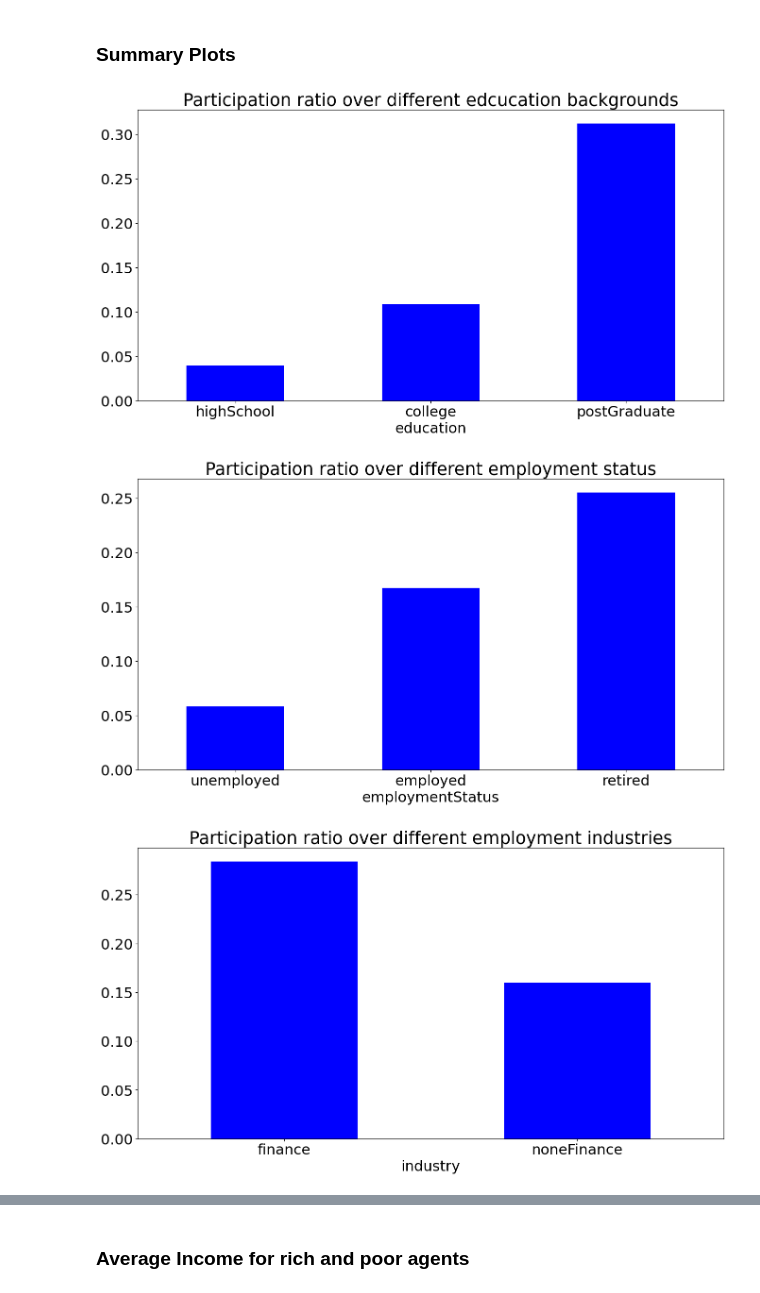
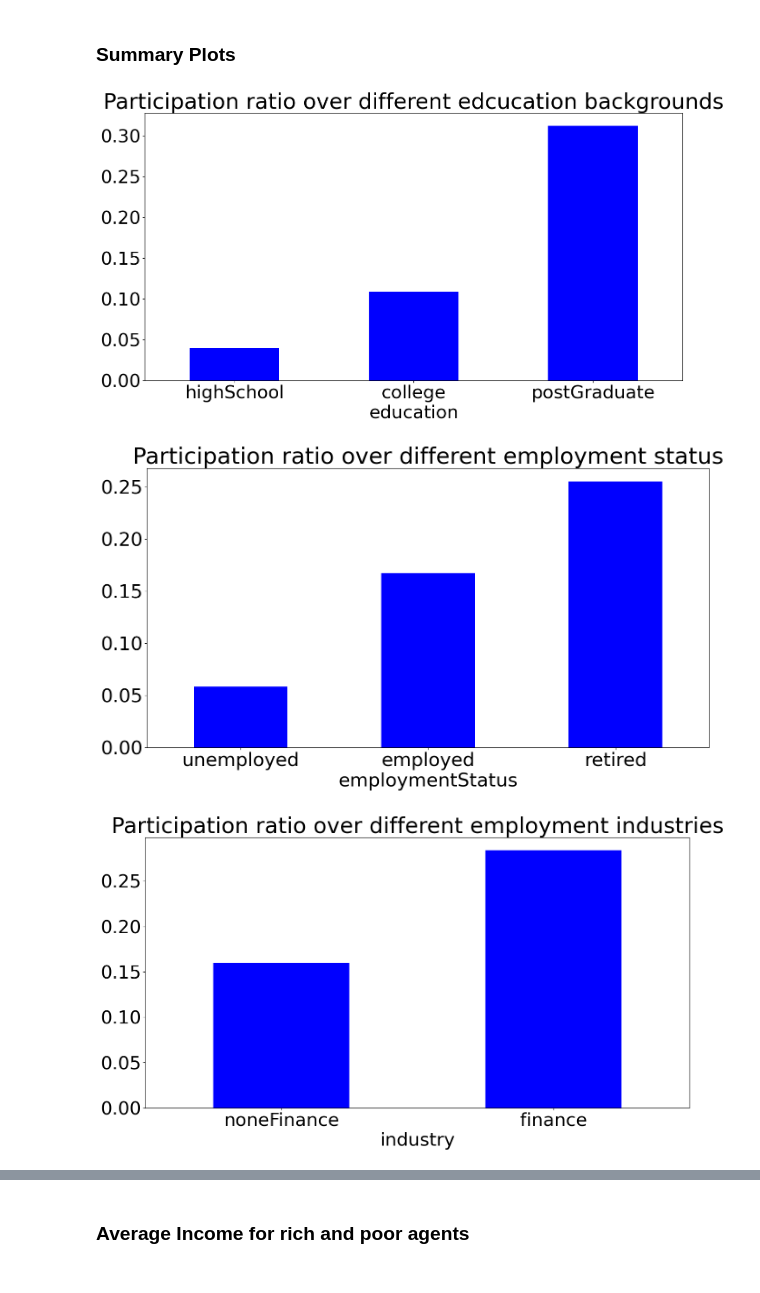
Before and after one commit to dongxulee/lifeCycleP, a Jupyter notebook: family/Household.ipynb, the cells around one changed output, grey strips where cells are left out. Cells and saved outputs as stored; diff of their text form; code cells hidden in the pictures.

```diff
--- a/family/Household.ipynb
+++ b/family/Household.ipynb
@@ -1,7 +1,7 @@
 # %%
 %pylab inline
 matplotlib.rcParams['figure.figsize'] = [16, 8]
-matplotlib.rcParams.update({'font.size': 22})
+matplotlib.rcParams.update({'font.size': 30})
 import pandas as pd
 pd.options.display.float_format = "{:.2f}".format
 import numpy as np
@@ -32,20 +32,20 @@ Fdf.loc[Fdf["education"]=="middleSchool", "education"] = "highSchool"
 Fdf.groupby("education").participation.mean().reindex(["highSchool", "college", "postGraduate"]).plot.bar(color = "blue",rot=0)
 savefig('plots/educationParticipation.jpg')
 # %% [output]
-[figure, old version]
+[figure, new version]
 # %%
 Fdf.loc[Fdf["employmentStatus"]=="Working", "employmentStatus"] = "employed"
 plt.title("Participation ratio over different employment status")
 Fdf.groupby("employmentStatus").participation.mean().reindex(["unemployed", "employed", "retired"]).plot.bar(color = "blue",rot=0)
 savefig('plots/employmentParticipation.jpg')
 # %% [output]
-[figure, old version]
+[figure, new version]
 # %%
 plt.title("Participation ratio over different employment industries")
-Fdf.groupby("industry").participation.mean().plot.bar(color = "blue",rot=0)
+Fdf.groupby("industry").participation.mean().reindex(["noneFinance", "finance"]).plot.bar(color = "blue",rot=0)
 savefig('plots/industryParticipation.jpg')
 # %% [output]
-[figure, old version]
+[figure, new version]
 # %%
 plt.title("Participation ratio over different age groups")
 Fdf.groupby("ageGroup").participation.mean().plot.bar(color = "blue",rot=0)
```
Also changed, not shown: parts of 18 cells of this notebook, 25 other files.
